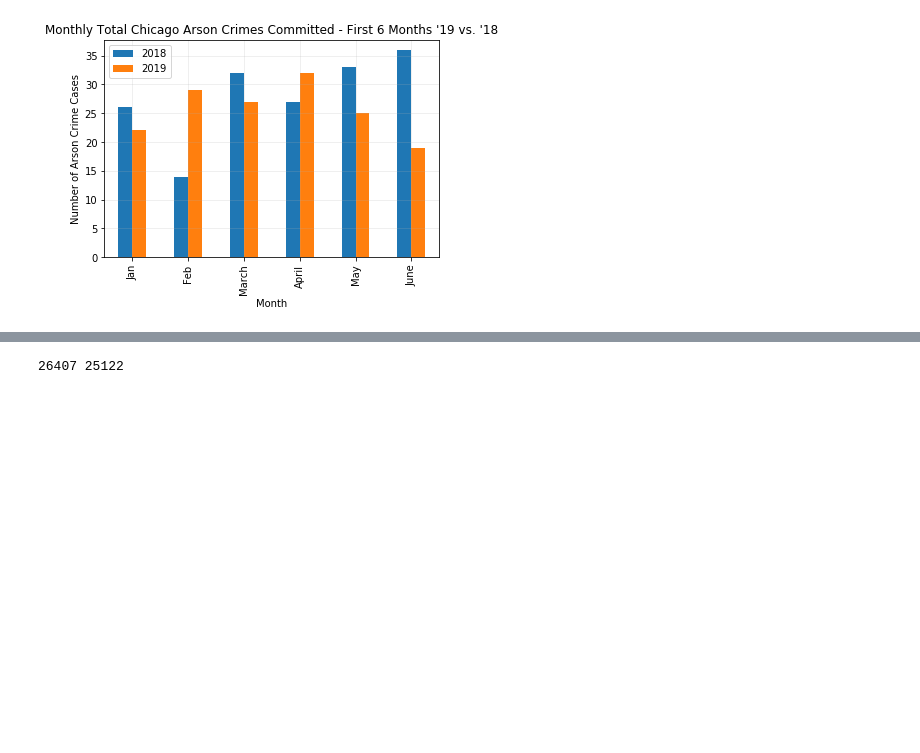
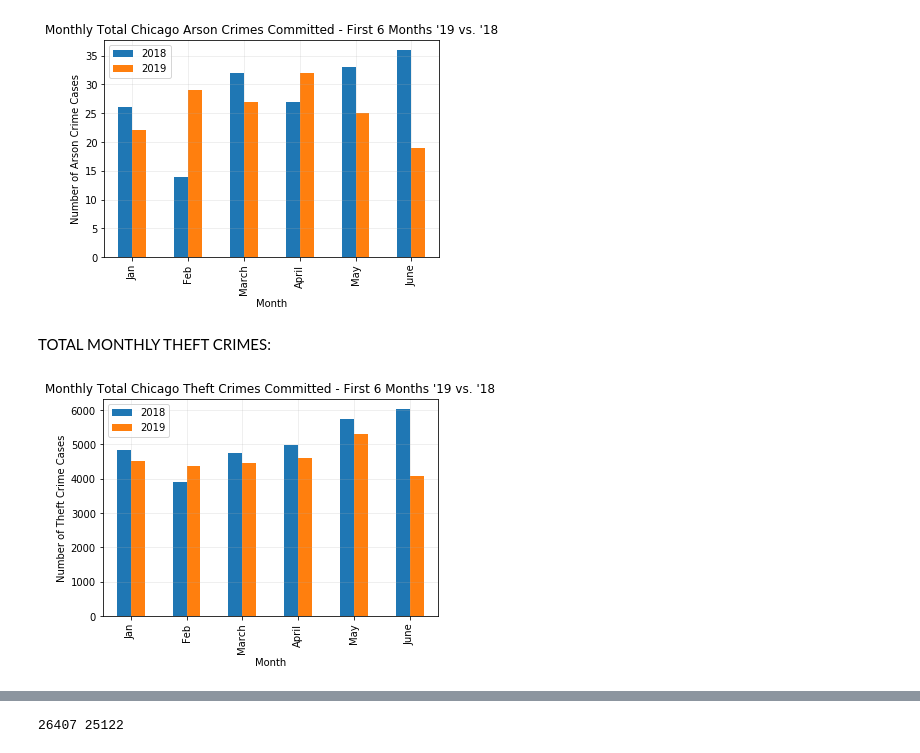
Before and after one commit to ELLowe/20190622_Group_1, a Jupyter notebook: esther_main.ipynb, the cells around one changed output, grey strips where cells are left out. Saved outputs shown, nothing was run; the diff lists cells and outputs as text; code cells hidden in the pictures; blank space fills up the shorter version.

Commit message:
Added more analysis and graphs

```diff
--- a/esther_main.ipynb
+++ b/esther_main.ipynb
@@ -549,0 +529,40 @@ plt.show()
+# %% [markdown]
+TOTAL MONTHLY THEFT CRIMES:
+# %%
+#Monthly Theft Crimes:
+theft_6mo_18 = theft_6mo_2018_df['Month'].value_counts(sort=False)
+theft_6mo_19 = theft_6mo_2019_df['Month'].value_counts(sort=False)
+theft_18_tuples = [tuple((x, y)) for x, y in theft_6mo_18.items()]
+theft_19_tuples = [tuple((x, y)) for x, y in theft_6mo_19.items()]
+
+# Summing Crime By Month For Each Year, Merging into one dataframe:
+monthly_sum_6mo_18_theft_df = pd.DataFrame(theft_18_tuples)
+monthly_sum_6mo_19_theft_df = pd.DataFrame(theft_19_tuples)
+
+
+monthly_sum_6mo_18_theft_df = monthly_sum_6mo_18_theft_df.rename(columns={0: "First 6 Months of:", 1: "2018"})
+monthly_sum_6mo_19_theft_df = monthly_sum_6mo_19_theft_df.rename(columns={0: "First 6 Months of:", 1: "2019"})
+monthly_sum_6mo_18_theft_df["First 6 Months of:"] = ["Jan","Feb","March","April","May","June"]
+monthly_sum_6mo_19_theft_df["First 6 Months of:"] = ["Jan","Feb","March","April","May","June"]
+
+monthly_sum_theft_6mo_df = pd.merge(monthly_sum_6mo_18_theft_df, monthly_sum_6mo_19_theft_df, how='outer', on = "First 6 Months of:")
+monthly_sum_theft_6mo_df = monthly_sum_theft_6mo_df.set_index('First 6 Months of:')
+monthly_sum_theft_6mo_df
+
+# USED AS AN EXAMPLE OF OTHER PLOTS THAT CAN BE GENERATED!
+# Graphing monthly sums for Theft in first 6 months 2018 & 2019:
+ay = monthly_sum_theft_6mo_df.plot.bar(rot=90)
+# Incorporate the other graph properties
+plt.title("Monthly Total Chicago Theft Crimes Committed - First 6 Months '19 vs. '18")
+plt.ylabel("Number of Theft Crime Cases")
+plt.xlabel("Month")
+plt.grid(alpha = 0.25)
+plt.xticks(rotation=90)
+
+# Save the figure
+plt.savefig("Resources/Monthly Total Chicago Theft Crimes Committed - First 6 Months '19 vs '18.png")
+
+# Show plot
+plt.show()
+# %% [output]
+[figure, added]
```
Also changed, not shown: parts of 17 cells of this notebook, 8 other files.
